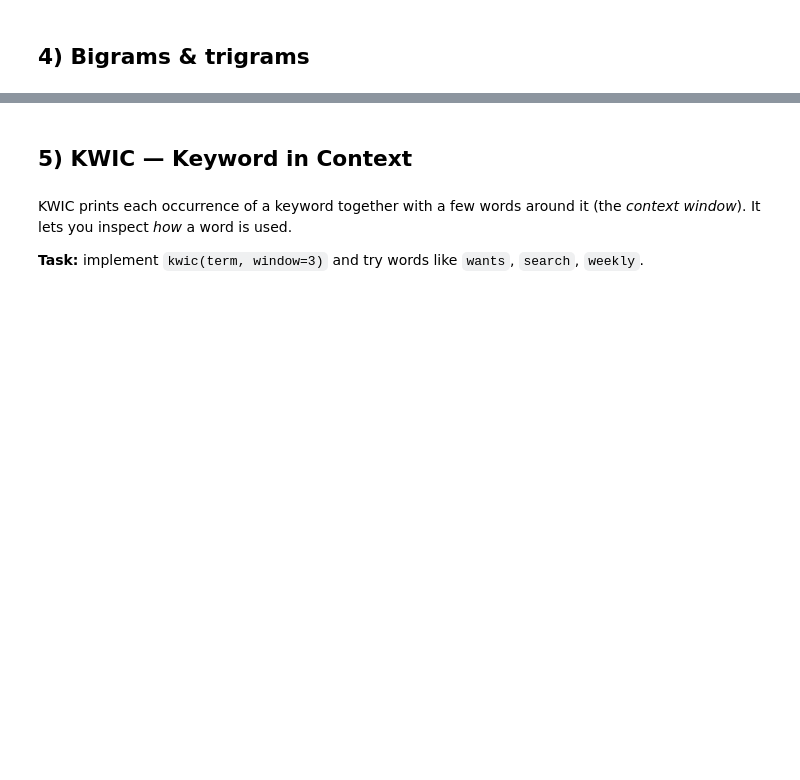
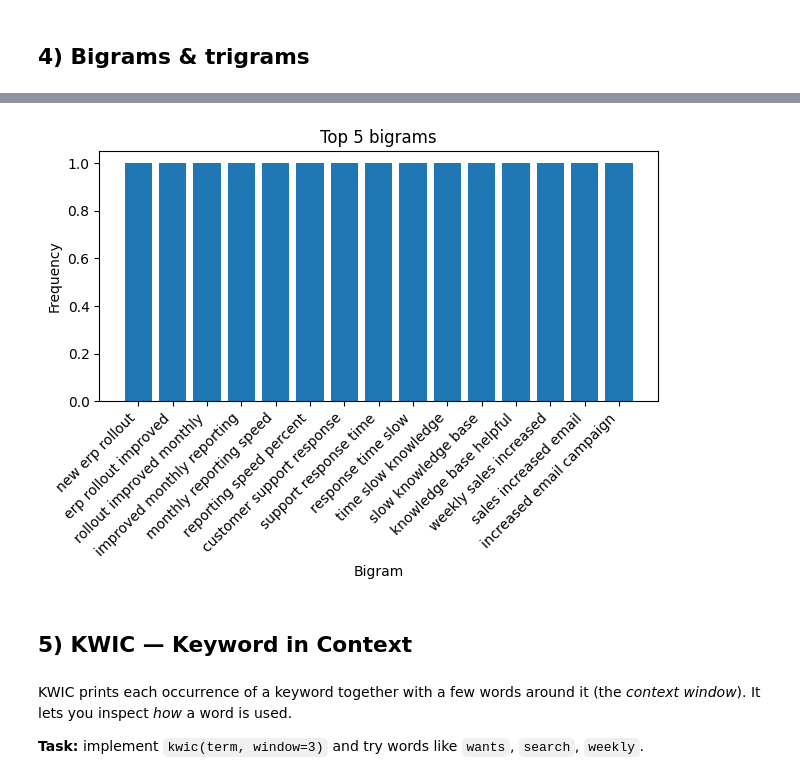
Before and after one commit to ryanc9615/Lesson-1, a Jupyter notebook: Lesson 1.ipynb, the cells around one changed output, grey strips where cells are left out. Saved outputs shown, nothing was run; the diff lists cells and outputs as text; code cells hidden in the pictures; blank space fills up the shorter version.

```diff
--- a/Lesson 1.ipynb
+++ b/Lesson 1.ipynb
@@ -94,5 +174,7 @@ top_tri[:5]
 # %%
-...  # TO DO: plot bar
+plot_bar(top_tri, "Top 5 bigrams", "Bigram", "Frequency")
+# %% [output]
+[figure, added]
 # %% [markdown]
 ## 5) KWIC — Keyword in Context
 # %% [markdown]
```
Also changed, not shown: parts of 14 cells of this notebook.
